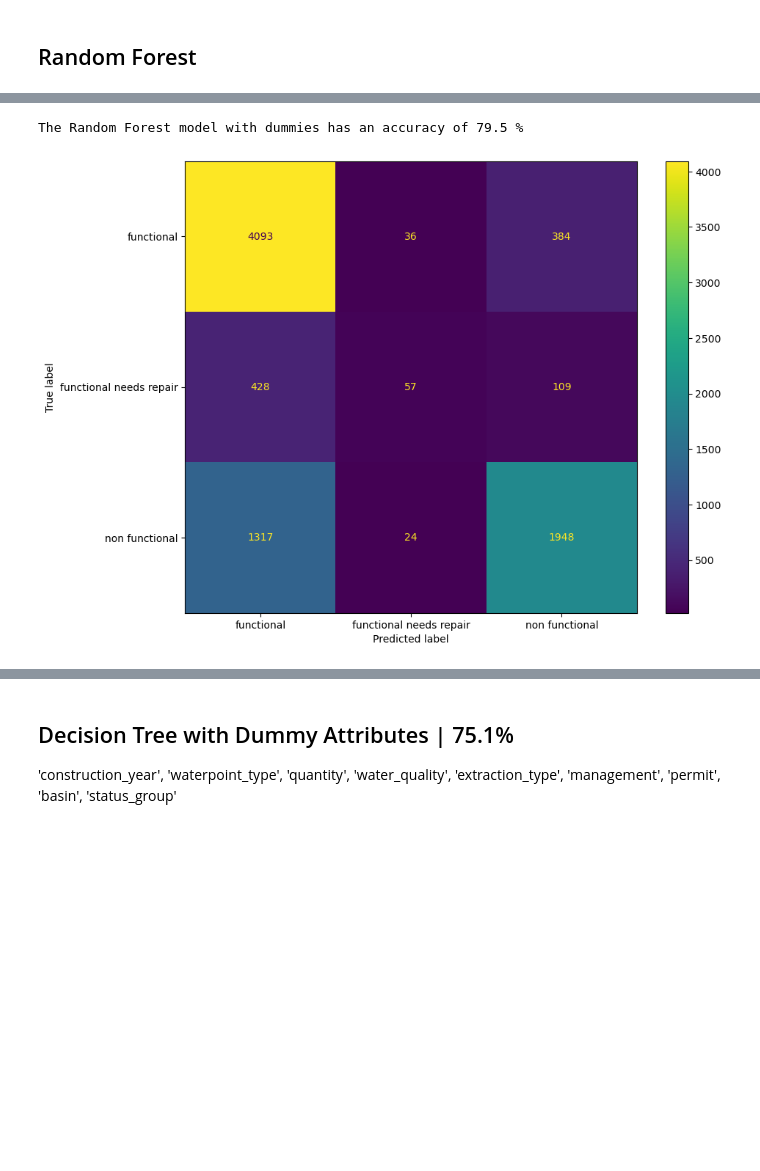
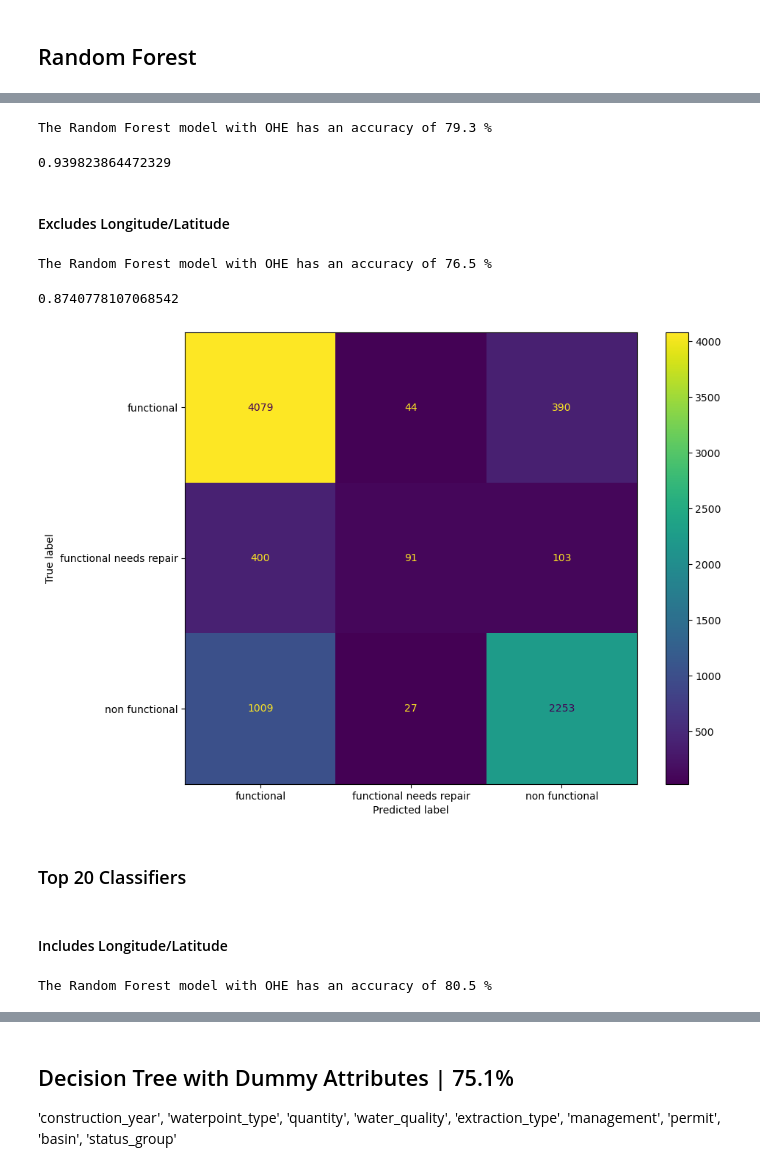
Before and after one commit to anniezhengaz/Phase3Projecct-Tanzanian_Water_Wells, a Jupyter notebook: complex_model_progression-Annie.ipynb, the cells around one changed output, grey strips where cells are left out. Saved outputs shown, nothing was run; the diff lists cells and outputs as text; code cells hidden in the pictures; blank space fills up the shorter version.

Commit message:
more forests

```diff
--- a/complex_model_progression-Annie.ipynb
+++ b/complex_model_progression-Annie.ipynb
@@ -314,14 +312,15 @@ The Random Forest model with dummies has an accuracy of 76.6 %
 # %%
 #Using top 10 Feature Classifiers including Longitude/Latitude
-df10_latlong = data_onehot[['longitude', 'latitude', 'quantity_dry', 'gps_height', 'construction_year', 'quantity_enough',
-                      'waterpoint_type_other', 'population', 'extraction_type_other', 'amount_tsh', 'status_group']]
+df10_latlong = data_onehot[['quantity_dry', 'longitude', 'latitude', 'construction_year', 'gps_height',
+                            'waterpoint_type_other', 'population', 'quantity_enough', 'extraction_type_other',
+                            'amount_tsh', 'status_group']]
 
 X = df10_latlong.drop('status_group', axis=1)
 y = df10_latlong['status_group']
 
 X_train, X_test, y_train, y_test = train_test_split(X, y, random_state=1, test_size=0.15)
 
-forest = RandomForestClassifier(max_depth=20, n_estimators=50)
+forest = RandomForestClassifier(random_state=1, max_depth=20, n_estimators=50)
 
 forest.fit(X_train, y_train)
 
@@ -329,13 +328,75 @@ y_pred = forest.predict(X_test)
 
 acc_dt_dummies = accuracy_score(y_test, y_pred)
 
-print('The Random Forest model with dummies has an accuracy of', round(acc_dt_dummies, 3)*100, '%')
+print('The Random Forest model with OHE has an accuracy of', round(acc_dt_dummies, 3)*100, '%')
 # %% [output]
-The Random Forest model with dummies has an accuracy of 79.5 %
+The Random Forest model with OHE has an accuracy of 79.3 %
+# %%
+#Random Forest accuracy score for training
+forest.score(X_train, y_train)
+# %% [output]
+0.939823864472329
+# %% [markdown]
+#### Excludes Longitude/Latitude
+# %%
+#Using top 10 Feature Classifiers EXCLUDING Longitude/Latitude
+df10_no_latlong = data_onehot[['quantity_dry', 'construction_year', 'gps_height', 'waterpoint_type_other',
+                               'population', 'quantity_enough', 'extraction_type_other', 'amount_tsh',
+                               'district_code', 'payment_type_never pay', 'status_group']]
+
+X = df10_no_latlong.drop('status_group', axis=1)
+y = df10_no_latlong['status_group']
+
+X_train, X_test, y_train, y_test = train_test_split(X, y, random_state=1, test_size=0.15)
+
+forest = RandomForestClassifier(random_state=1, max_depth=20, n_estimators=50)
+
+forest.fit(X_train, y_train)
+
+y_pred = forest.predict(X_test)
+
+acc_dt_dummies = accuracy_score(y_test, y_pred)
+
+print('The Random Forest model with OHE has an accuracy of', round(acc_dt_dummies, 3)*100, '%')
+# %% [output]
+The Random Forest model with OHE has an accuracy of 76.5 %
+# %%
+#Random Forest accuracy score for training
+forest.score(X_train, y_train)
+# %% [output]
+0.8740778107068542
 # %%
-cm_plot = ConfusionMatrixDisplay(confusion_matrix(y_test, y_pred, labels=dt.classes_), display_labels=forest.classes_)
+cm_plot = ConfusionMatrixDisplay(confusion_matrix(y_test, y_pred, labels=forest.classes_), display_labels=forest.classes_)
 fig, ax = plt.subplots(figsize=(10,8))
 cm_plot.plot(ax=ax)
 plt.show()
 # %% [output]
-[figure, old version]
+[figure, new version]
+# %% [markdown]
+### Top 20 Classifiers
+# %% [markdown]
+#### Includes Longitude/Latitude
+# %%
+top20_df_withlatlong = data_onehot[['quantity_dry', 'longitude', 'latitude', 'construction_year', 'gps_height',
+                        'waterpoint_type_other', 'population', 'quantity_enough', 'extraction_type_other',
+                        'amount_tsh', 'district_code', 'payment_type_never pay', 'region_code',
+                        'quantity_insufficient', 'waterpoint_type_hand pump', 'waterpoint_type_communal standpipe',
+                        'waterpoint_type_communal standpipe multiple', 'management_vwc', 'extraction_type_gravity',
+                        'extraction_type_nira/tanira', 'status_group']]
+
+X = top20_df_withlatlong.drop('status_group', axis=1)
+y = top20_df_withlatlong['status_group']
+
+X_train, X_test, y_train, y_test = train_test_split(X, y, random_state=1, test_size=0.15)
+
+forest = RandomForestClassifier(random_state=1, max_depth=15, n_estimators=50)
+
+forest.fit(X_train, y_train)
+
+y_pred = forest.predict(X_test)
+
+acc_dt_dummies = accuracy_score(y_test, y_pred)
+
+print('The Random Forest model with OHE has an accuracy of', round(acc_dt_dummies, 3)*100, '%')
+# %% [output]
+The Random Forest model with OHE has an accuracy of 80.5 %
```
Also changed, not shown: parts of 24 cells of this notebook.
